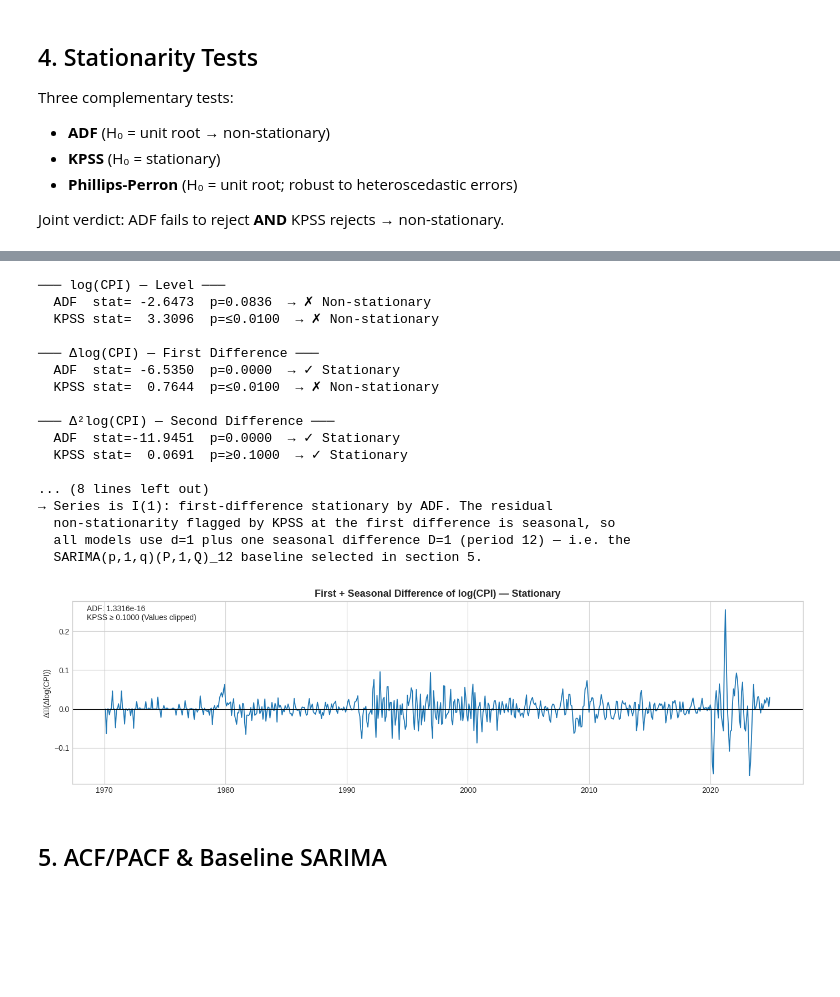
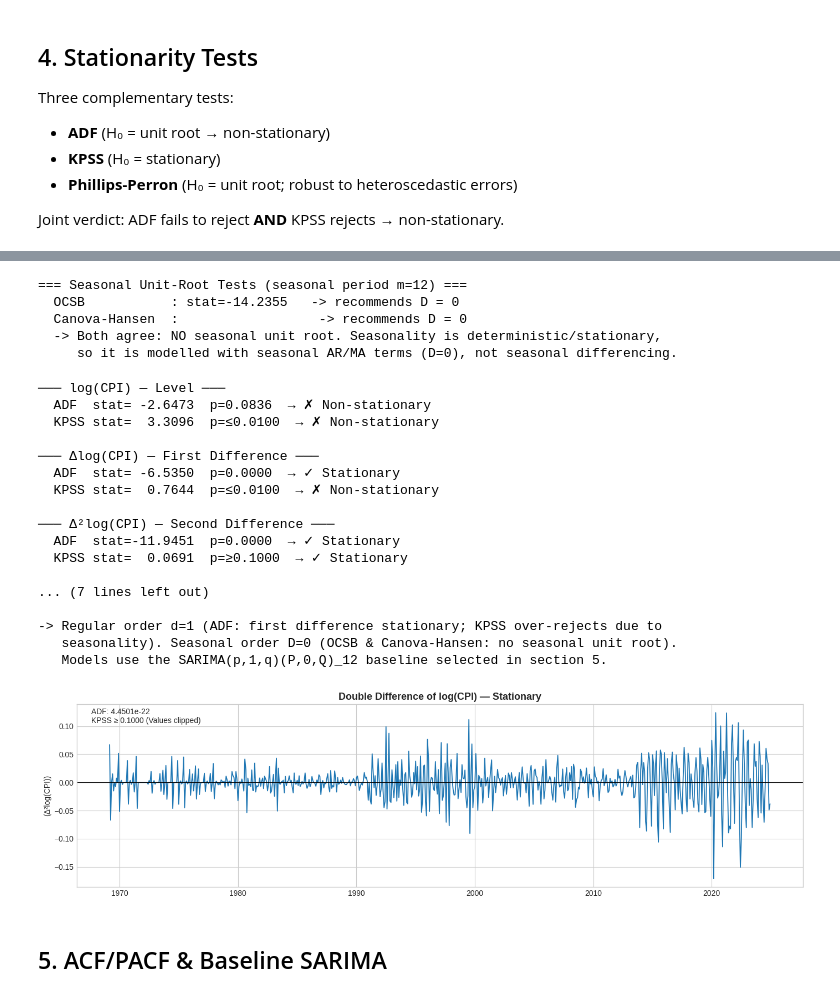
Before and after one commit to anuragkba2027-lab/SAAPM, a Jupyter notebook: univariate_project/airline_fares_cpi_analysis.ipynb, the cells around one changed output, grey strips where cells are left out. Saved outputs shown, nothing was run; the diff lists cells and outputs as text; code cells hidden in the pictures; blank space fills up the shorter version.

```diff
--- a/univariate_project/airline_fares_cpi_analysis.ipynb
+++ b/univariate_project/airline_fares_cpi_analysis.ipynb
@@ -317,3 +326,31 @@ Joint verdict: ADF fails to reject **AND** KPSS rejects → non-stationary.
+# %%
+from pmdarima.arima import OCSBTest, nsdiffs
+
+# Seasonal unit-root tests decide whether a SEASONAL difference (D) is needed, the way
+# ADF/KPSS decide the regular difference (d).
+#   OCSB          - H0: seasonal unit root present     (reject => no seasonal differencing)
+#   Canova-Hansen - H0: seasonal pattern is stationary (fail to reject => no differencing)
+D_ocsb = nsdiffs(log_cpi.values, m=12, max_D=3, test='ocsb')
+D_ch   = nsdiffs(log_cpi.values, m=12, max_D=3, test='ch')
+try:
+    ocsb_str = f'{OCSBTest(m=12)._compute_test_statistic(log_cpi.values):.4f}'
+except Exception:
+    ocsb_str = 'n/a'
+
+print('=== Seasonal Unit-Root Tests (seasonal period m=12) ===')
+print(f'  OCSB           : stat={ocsb_str}   -> recommends D = {D_ocsb}')
+print(f'  Canova-Hansen  :                  -> recommends D = {D_ch}')
+if D_ocsb == 0 and D_ch == 0:
+    print('  -> Both agree: NO seasonal unit root. Seasonality is deterministic/stationary,')
+    print('     so it is modelled with seasonal AR/MA terms (D=0), not seasonal differencing.')
+else:
+    print(f'  -> Seasonal differencing recommended: D = {max(D_ocsb, D_ch)}.')
+# %% [output]
+=== Seasonal Unit-Root Tests (seasonal period m=12) ===
+  OCSB           : stat=-14.2355   -> recommends D = 0
+  Canova-Hansen  :                  -> recommends D = 0
+  -> Both agree: NO seasonal unit root. Seasonality is deterministic/stationary,
+     so it is modelled with seasonal AR/MA terms (D=0), not seasonal differencing.
 # %%
 def stationarity_report(series, label):
     adf = adfuller(series.dropna(), autolag='AIC')
@@ -348,15 +385,15 @@ stationarity_report(log_diff_2, 'Δ²log(CPI) — Second Difference')
 stationarity_report(log_seasonal_diff, 'Δ₁₂log(CPI) — Seasonal Difference')
 stationarity_report(diff_seasonal_diff, 'Δ₁₂(Δlog(CPI)) — First + Seasonal Difference')
 
-# ADF shows Δlog(CPI) is already stationary (I(1)); KPSS rejects the 1st difference
-# but accepts the 2nd. That KPSS rejection reflects the strong 12-month seasonality,
-# not a genuine 2nd unit root — one *seasonal* difference (D=1) removes it, so a 2nd
-# regular difference would over-difference (induces a non-invertible MA unit root).
+# Regular order: ADF shows Delta-log(CPI) is already stationary => I(1) (d=1); the 2nd
+# difference is over-differencing. The KPSS rejection at the 1st difference reflects the
+# strong 12-month seasonality - but OCSB & Canova-Hansen (section 4a) find NO seasonal
+# unit root, so that seasonality is deterministic/stationary and is captured by seasonal
+# AR/MA terms with D=0, not by a seasonal difference.
 print()
-print('→ Series is I(1): first-difference stationary by ADF. The residual')
-print('  non-stationarity flagged by KPSS at the first difference is seasonal, so')
-print('  all models use d=1 plus one seasonal difference D=1 (period 12) — i.e. the')
-print('  SARIMA(p,1,q)(P,1,Q)_12 baseline selected in section 5.')
+print('-> Regular order d=1 (ADF: first difference stationary; KPSS over-rejects due to')
+print('   seasonality). Seasonal order D=0 (OCSB & Canova-Hansen: no seasonal unit root).')
+print('   Models use the SARIMA(p,1,q)(P,0,Q)_12 baseline selected in section 5.')
 # %% [output]
 ─── log(CPI) — Level ───
   ADF  stat= -2.6473  p=0.0836  → ✗ Non-stationary
@@ -370,27 +407,27 @@ print('  SARIMA(p,1,q)(P,1,Q)_12 baseline selected in section 5.')
   ADF  stat=-11.9451  p=0.0000  → ✓ Stationary
   KPSS stat=  0.0691  p=≥0.1000  → ✓ Stationary
 
-... (8 lines left out)
-→ Series is I(1): first-difference stationary by ADF. The residual
-  non-stationarity flagged by KPSS at the first difference is seasonal, so
-  all models use d=1 plus one seasonal difference D=1 (period 12) — i.e. the
-  SARIMA(p,1,q)(P,1,Q)_12 baseline selected in section 5.
+... (7 lines left out)
+
+-> Regular order d=1 (ADF: first difference stationary; KPSS over-rejects due to
+   seasonality). Seasonal order D=0 (OCSB & Canova-Hansen: no seasonal unit root).
+   Models use the SARIMA(p,1,q)(P,0,Q)_12 baseline selected in section 5.
 # %%
 # Visualize the CPI double difference to show stationarity
 fig, ax = plt.subplots(figsize=(FIG_W, 4))
-ax.plot(diff_seasonal_diff.index, diff_seasonal_diff.values, color=COLORS[0], lw=1.3)
+ax.plot(log_diff_2.index, log_diff_2.values, color=COLORS[0], lw=1.3)
 ax.axhline(0, color='black', lw=0.8)
-ax.set_title('First + Seasonal Difference of log(CPI) — Stationary', fontsize=13, fontweight='bold')
-ax.set_ylabel('Δ₁₂(Δlog(CPI))')
+ax.set_title('Double Difference of log(CPI) — Stationary', fontsize=13, fontweight='bold')
+ax.set_ylabel('(Δ²log(CPI))')
 # KPSS and ADF test statistics annotation
-adf = adfuller(diff_seasonal_diff.dropna(), autolag='AIC')
-kps = kpss(diff_seasonal_diff.dropna(), regression='c', nlags='auto')
+adf = adfuller(log_diff_2.dropna(), autolag='AIC')
+kps = kpss(log_diff_2.dropna(), regression='c', nlags='auto')
 ax.text(0.02, 0.98, f'ADF: {adf[1]:.4e}\nKPSS ≥ {kps[1]:.4f} (Values clipped)', transform=ax.transAxes, verticalalignment='top', fontsize=10)
 plt.tight_layout()
 plt.savefig('fig_04_stationarity.png', dpi=150, bbox_inches='tight')
 plt.show()
 # %% [output]
-[figure, old version]
+[figure, new version]
 # %% [markdown]
 ## 5. ACF/PACF & Baseline SARIMA
 # %%
```
Also changed, not shown: parts of 24 cells of this notebook, 11 other files.
